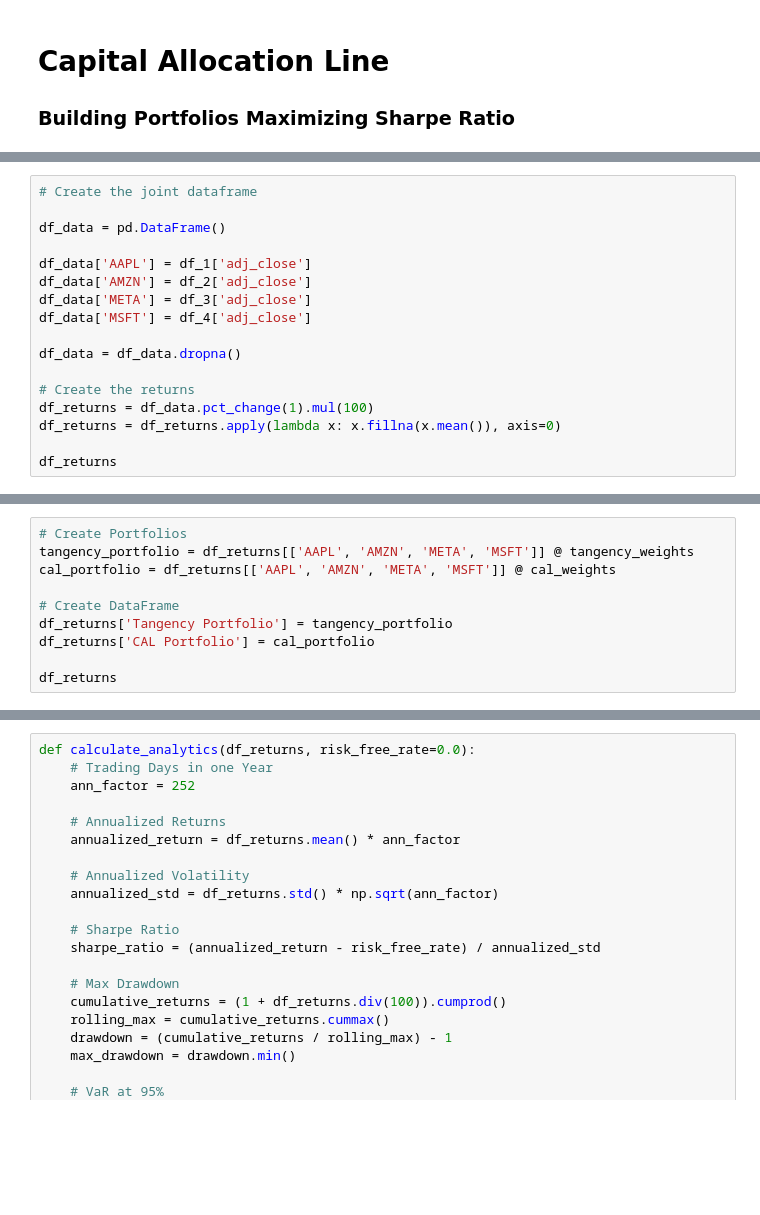
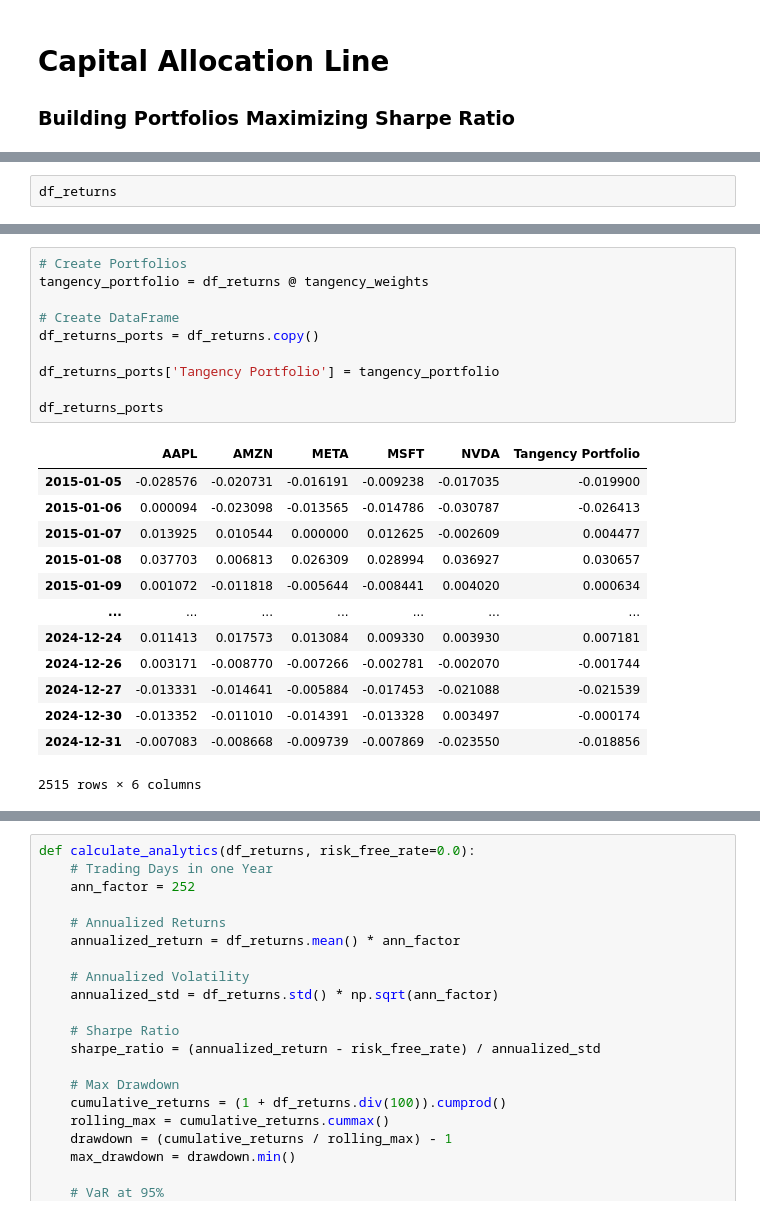
Before and after one commit to dan-the-quant/DTQ-Portfolio_Management_Course, a Jupyter notebook: Module 2 - Portfolio Theory/Module2.3.ipynb, the cells around one changed output, grey strips where cells are left out. Drawn from its saved outputs; the diff is of its cells as text; blank space fills up the shorter version.

```diff
--- a/Module 2 - Portfolio Theory/Module2.3.ipynb
+++ b/Module 2 - Portfolio Theory/Module2.3.ipynb
@@ -42,17 +56,2 @@ df_4 =  import_financial_data("MSFT")
 # %%
-# Create the joint dataframe
-
-df_data = pd.DataFrame()
-
-df_data['AAPL'] = df_1['adj_close']
-df_data['AMZN'] = df_2['adj_close']
-df_data['META'] = df_3['adj_close']
-df_data['MSFT'] = df_4['adj_close']
-
-df_data = df_data.dropna()
-
-# Create the returns
-df_returns = df_data.pct_change(1).mul(100)
-df_returns = df_returns.apply(lambda x: x.fillna(x.mean()), axis=0)
-
 df_returns
@@ -269,10 +316,24 @@ plt.show()
 # %%
 # Create Portfolios
-tangency_portfolio = df_returns[['AAPL', 'AMZN', 'META', 'MSFT']] @ tangency_weights
-cal_portfolio = df_returns[['AAPL', 'AMZN', 'META', 'MSFT']] @ cal_weights
+tangency_portfolio = df_returns @ tangency_weights
 
 # Create DataFrame
-df_returns['Tangency Portfolio'] = tangency_portfolio
-df_returns['CAL Portfolio'] = cal_portfolio
+df_returns_ports = df_returns.copy()
 
-df_returns
+df_returns_ports['Tangency Portfolio'] = tangency_portfolio
+
+df_returns_ports
+# %% [output]
+|  | AAPL | AMZN | META | MSFT | NVDA | Tangency Portfolio |
+| 2015-01-05 | -0.028576 | -0.020731 | -0.016191 | -0.009238 | -0.017035 | -0.019900 |
+| 2015-01-06 | 0.000094 | -0.023098 | -0.013565 | -0.014786 | -0.030787 | -0.026413 |
+| 2015-01-07 | 0.013925 | 0.010544 | 0.000000 | 0.012625 | -0.002609 | 0.004477 |
+| 2015-01-08 | 0.037703 | 0.006813 | 0.026309 | 0.028994 | 0.036927 | 0.030657 |
+| 2015-01-09 | 0.001072 | -0.011818 | -0.005644 | -0.008441 | 0.004020 | 0.000634 |
+| ... | ... | ... | ... | ... | ... | ... |
+| 2024-12-24 | 0.011413 | 0.017573 | 0.013084 | 0.009330 | 0.003930 | 0.007181 |
+| 2024-12-26 | 0.003171 | -0.008770 | -0.007266 | -0.002781 | -0.002070 | -0.001744 |
+| 2024-12-27 | -0.013331 | -0.014641 | -0.005884 | -0.017453 | -0.021088 | -0.021539 |
+| 2024-12-30 | -0.013352 | -0.011010 | -0.014391 | -0.013328 | 0.003497 | -0.000174 |
+| 2024-12-31 | -0.007083 | -0.008668 | -0.009739 | -0.007869 | -0.023550 | -0.018856 |
+2515 rows × 6 columns
```
Also changed, not shown: parts of 29 cells of this notebook, 2 other files.
